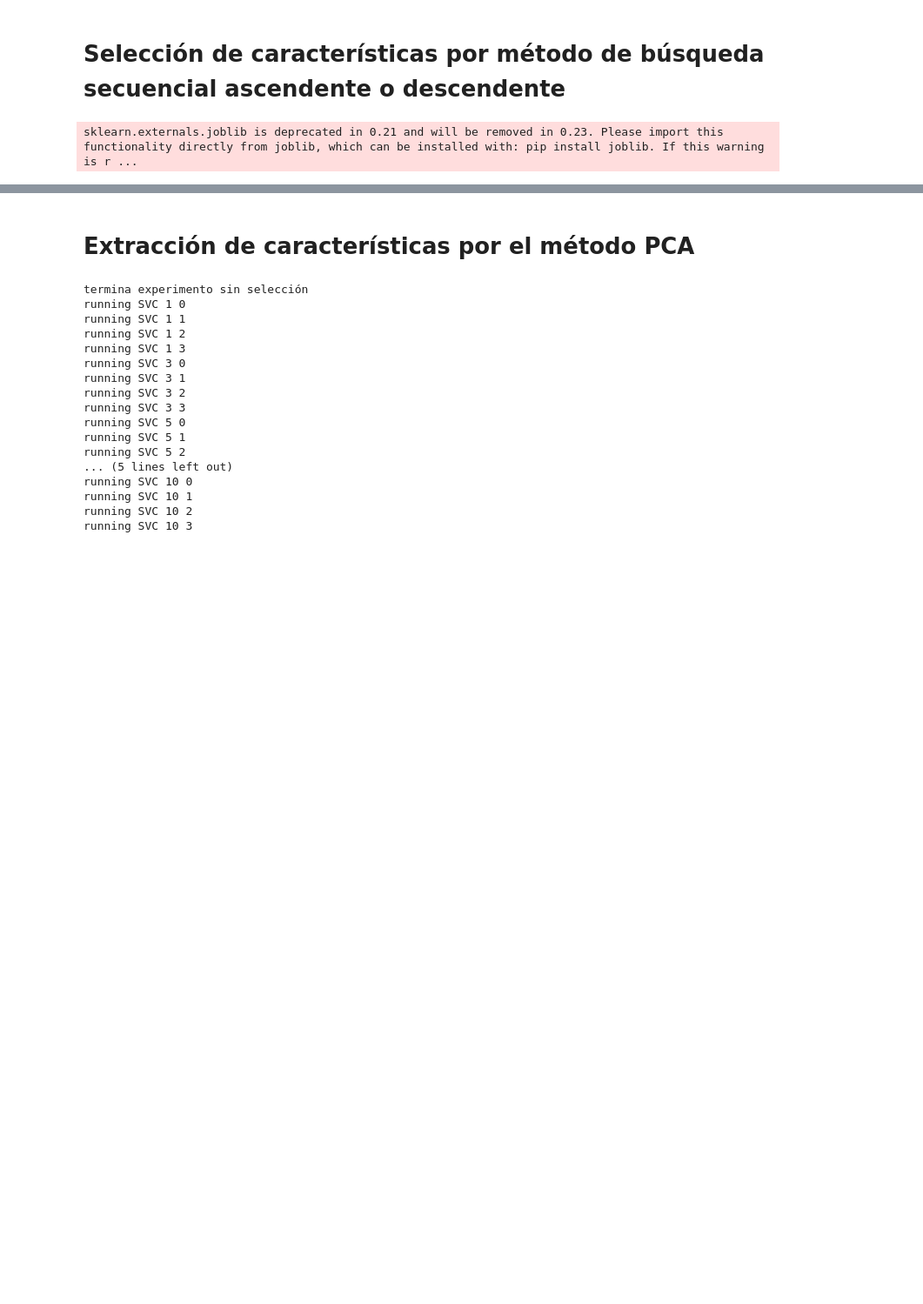
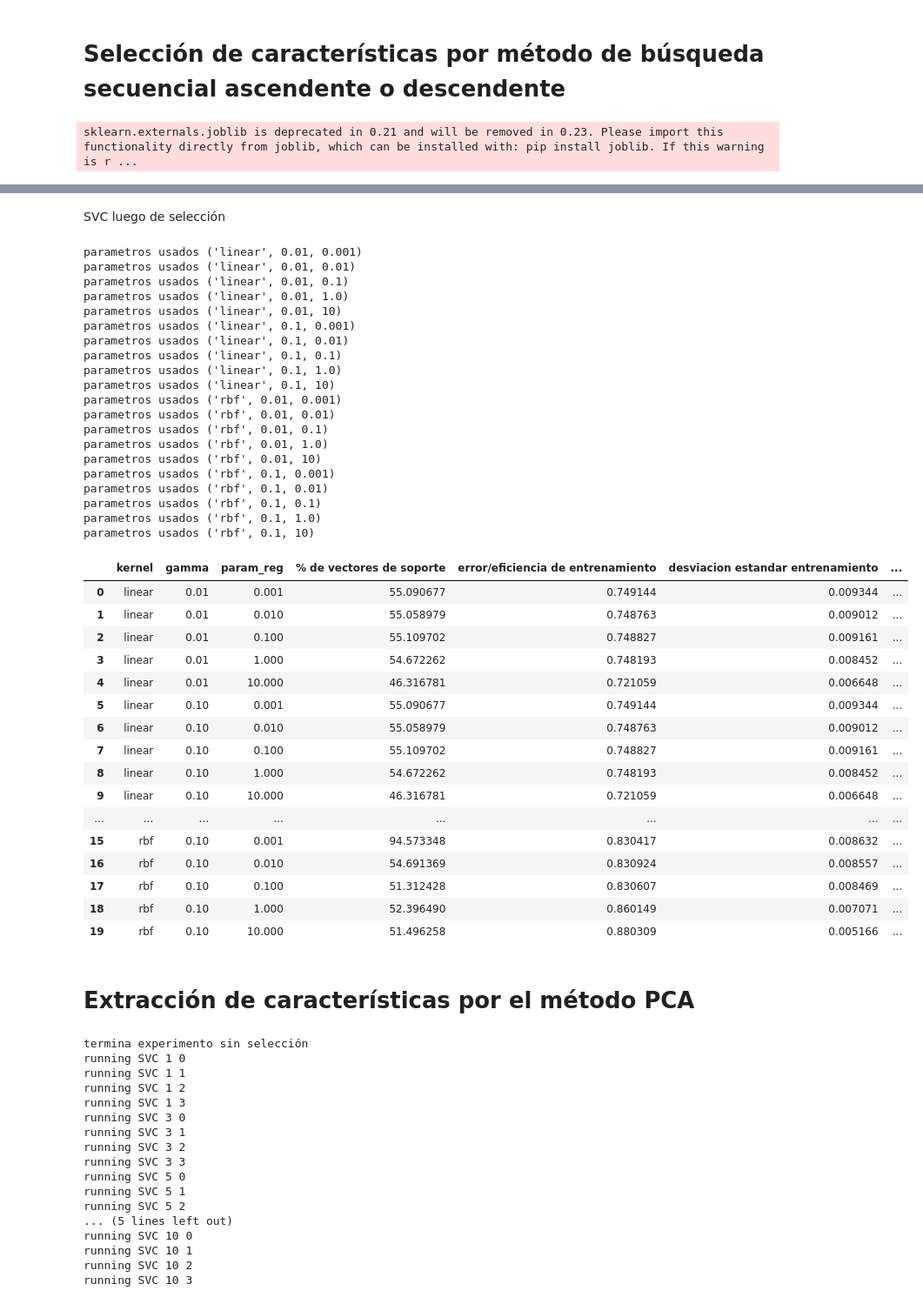
Before and after one commit to estebanrestrepo07/proyectoSimulacion, a Jupyter notebook: Notebooks/proyectoSimulacion.ipynb, the cells around one changed output, grey strips where cells are left out. Shown: that part at 87% size. Cells and saved outputs as stored; diff of their text form; code cells hidden in the pictures; blank space fills up the shorter version.

```diff
--- a/Notebooks/proyectoSimulacion.ipynb
+++ b/Notebooks/proyectoSimulacion.ipynb
@@ -819,0 +822,6 @@ resultados_DF
+# %%
+new_dt = dt[["Fatality_Level_0","Fatality_Level_1","Fatality_Level_9","Fatality_Level"]]
+
+# #cargamos la base de datos
+X_new, y_new = new_dt[[i for i in new_dt.columns if i!="Fatality_Level"]].values, new_dt.Fatality_Level.values
+y_new = (y_new>X_new[:,:].mean(axis=1)).astype(int)
@@ -820,3 +864,50 @@ resultados_DF
+# %% [markdown]
+SVC luego de selección
+# %%
+kernels=['linear', 'rbf']
+gammas = [0.01,0.1]
+params_reg = [0.001, 0.01,0.1, 1.0,10]
+
+experiementarSVC_BestFeatures_DF, mejorSVC = experiementarSVC(X_new, y_new, kernels, gammas,params_reg)
+experiementarSVC_BestFeatures_DF
+# %% [output]
+parametros usados ('linear', 0.01, 0.001)
+parametros usados ('linear', 0.01, 0.01)
+parametros usados ('linear', 0.01, 0.1)
+parametros usados ('linear', 0.01, 1.0)
+parametros usados ('linear', 0.01, 10)
+parametros usados ('linear', 0.1, 0.001)
+parametros usados ('linear', 0.1, 0.01)
+parametros usados ('linear', 0.1, 0.1)
+parametros usados ('linear', 0.1, 1.0)
+parametros usados ('linear', 0.1, 10)
+parametros usados ('rbf', 0.01, 0.001)
+parametros usados ('rbf', 0.01, 0.01)
+parametros usados ('rbf', 0.01, 0.1)
+parametros usados ('rbf', 0.01, 1.0)
+parametros usados ('rbf', 0.01, 10)
+parametros usados ('rbf', 0.1, 0.001)
+parametros usados ('rbf', 0.1, 0.01)
+parametros usados ('rbf', 0.1, 0.1)
+parametros usados ('rbf', 0.1, 1.0)
+parametros usados ('rbf', 0.1, 10)
+|  | kernel | gamma | param_reg | % de vectores de soporte | error/eficiencia de entrenamiento | desviacion estandar entrenamiento | ... |
+| 0 | linear | 0.01 | 0.001 | 55.090677 | 0.749144 | 0.009344 | ... |
+| 1 | linear | 0.01 | 0.010 | 55.058979 | 0.748763 | 0.009012 | ... |
+| 2 | linear | 0.01 | 0.100 | 55.109702 | 0.748827 | 0.009161 | ... |
+| 3 | linear | 0.01 | 1.000 | 54.672262 | 0.748193 | 0.008452 | ... |
+| 4 | linear | 0.01 | 10.000 | 46.316781 | 0.721059 | 0.006648 | ... |
+| 5 | linear | 0.10 | 0.001 | 55.090677 | 0.749144 | 0.009344 | ... |
+| 6 | linear | 0.10 | 0.010 | 55.058979 | 0.748763 | 0.009012 | ... |
+| 7 | linear | 0.10 | 0.100 | 55.109702 | 0.748827 | 0.009161 | ... |
+| 8 | linear | 0.10 | 1.000 | 54.672262 | 0.748193 | 0.008452 | ... |
+| 9 | linear | 0.10 | 10.000 | 46.316781 | 0.721059 | 0.006648 | ... |
+| ... | ... | ... | ... | ... | ... | ... | ... |
+| 15 | rbf | 0.10 | 0.001 | 94.573348 | 0.830417 | 0.008632 | ... |
+| 16 | rbf | 0.10 | 0.010 | 54.691369 | 0.830924 | 0.008557 | ... |
+| 17 | rbf | 0.10 | 0.100 | 51.312428 | 0.830607 | 0.008469 | ... |
+| 18 | rbf | 0.10 | 1.000 | 52.396490 | 0.860149 | 0.007071 | ... |
+| 19 | rbf | 0.10 | 10.000 | 51.496258 | 0.880309 | 0.005166 | ... |
 # %% [markdown]
 # Extracción de características por el método PCA
 # %%
```
Also changed, not shown: parts of 5 cells of this notebook.
